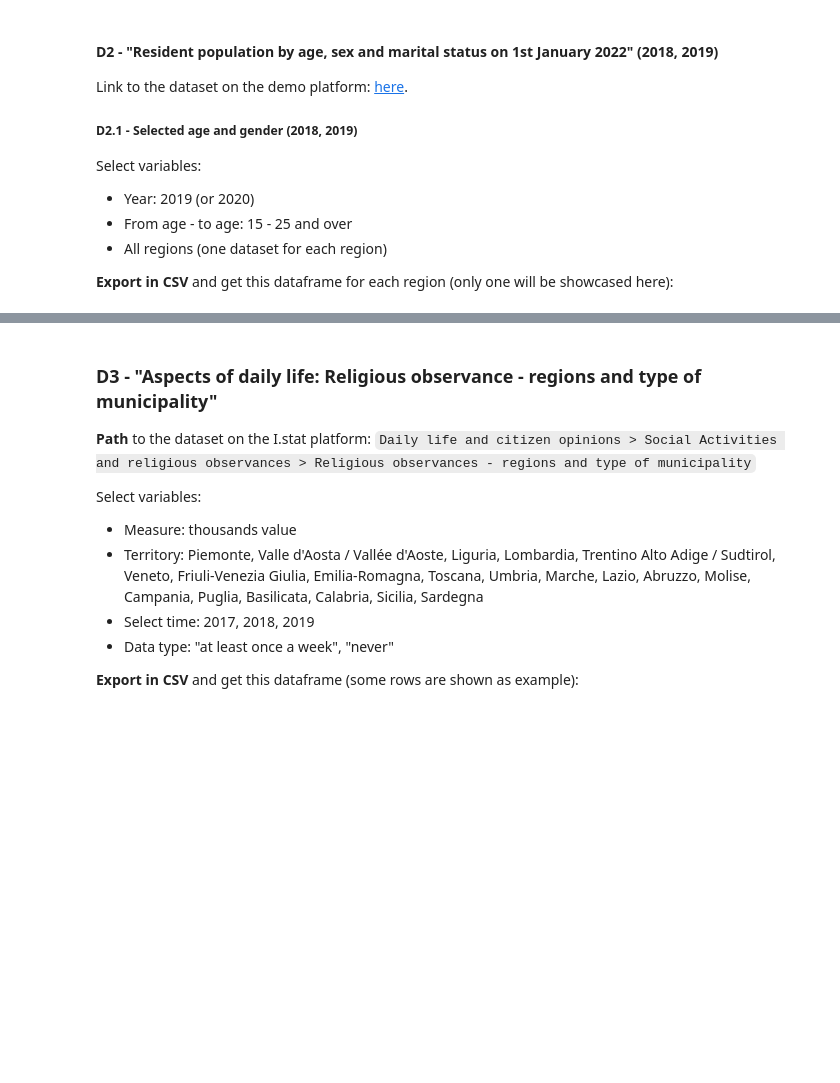
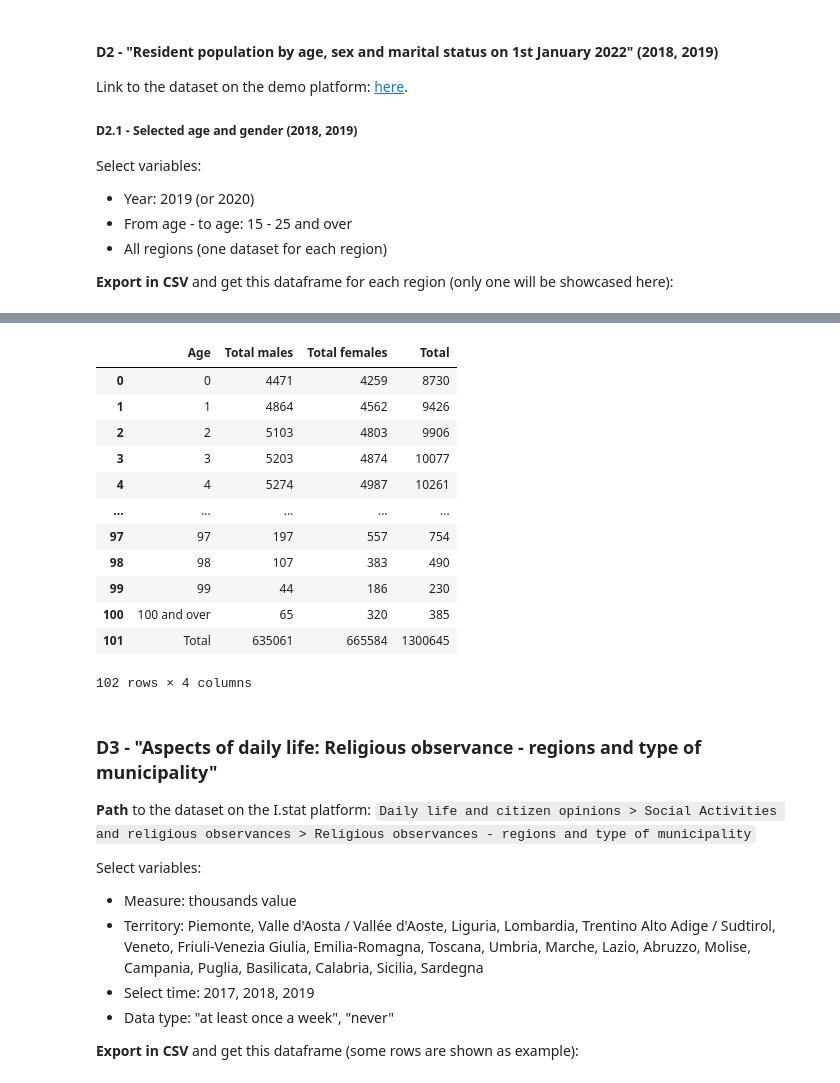
Before and after one commit to OrsolaMBorrini/blessedfruit, a Jupyter notebook: documentation/srcDB_doc.ipynb, the cells around one changed output, grey strips where cells are left out. Drawn from its saved outputs; the diff is of its cells as text; code cells hidden in the pictures; blank space fills up the shorter version.

```diff
--- a/documentation/srcDB_doc.ipynb
+++ b/documentation/srcDB_doc.ipynb
@@ -141,0 +160,18 @@ ex2019
+# %%
+# Example for 2018, only one region
+ex2018_general = pd.read_csv('../data/srcDS/Population/General/2018General/G2018Abruzzo.csv')
+ex2018_general
+# %% [output]
+|  | Age | Total males | Total females | Total |
+| 0 | 0 | 4471 | 4259 | 8730 |
+| 1 | 1 | 4864 | 4562 | 9426 |
+| 2 | 2 | 5103 | 4803 | 9906 |
+| 3 | 3 | 5203 | 4874 | 10077 |
+| 4 | 4 | 5274 | 4987 | 10261 |
+| ... | ... | ... | ... | ... |
+| 97 | 97 | 197 | 557 | 754 |
+| 98 | 98 | 107 | 383 | 490 |
+| 99 | 99 | 44 | 186 | 230 |
+| 100 | 100 and over | 65 | 320 | 385 |
+| 101 | Total | 635061 | 665584 | 1300645 |
+102 rows × 4 columns
```
Also changed, not shown: parts of 13 cells of this notebook, 21 other files.
